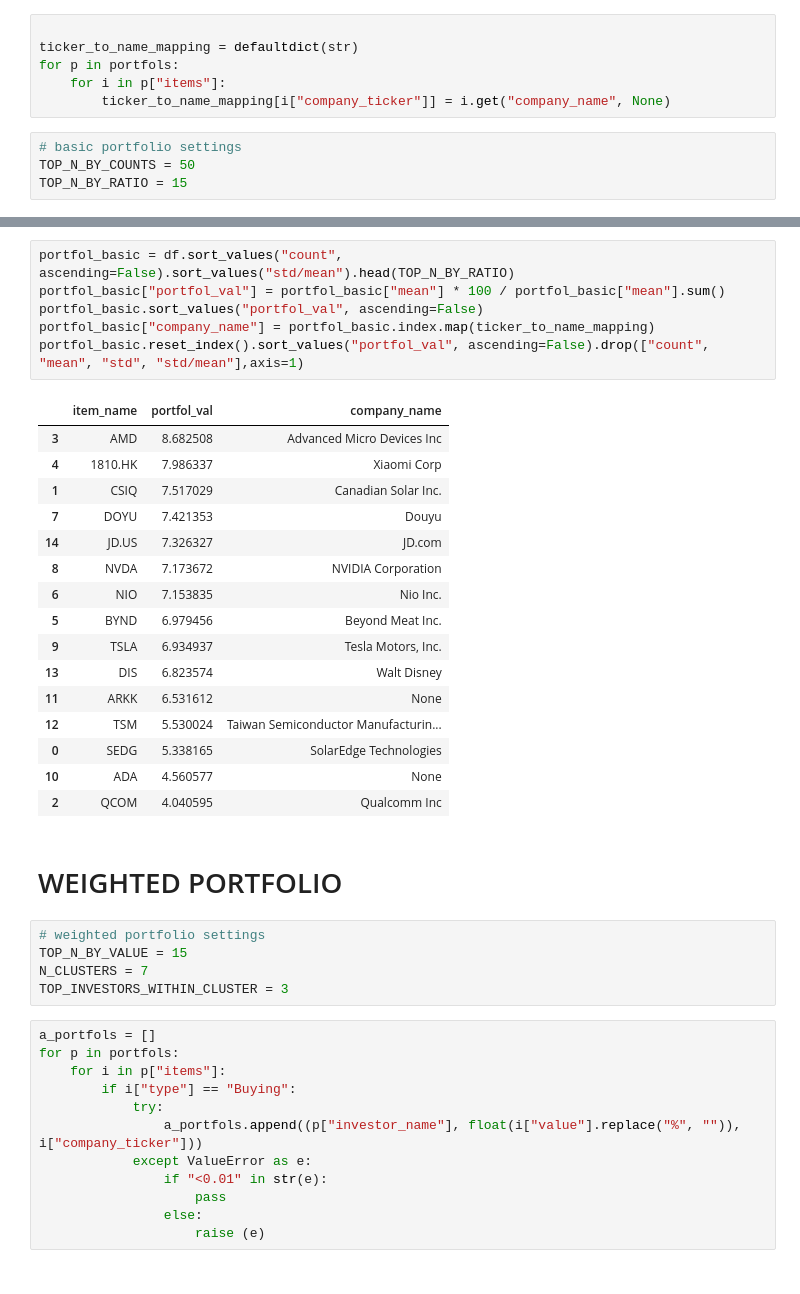
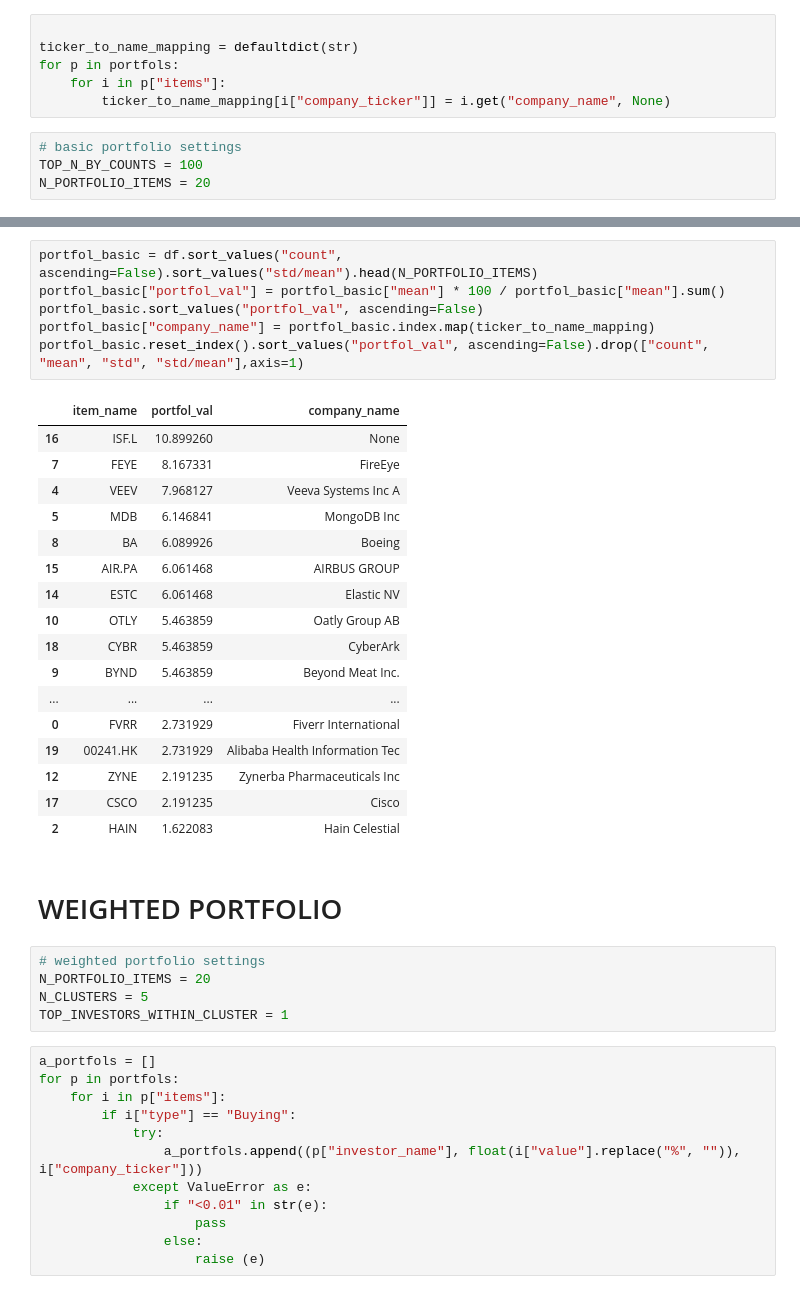
Before and after one commit to bstanie/beautiful-creature, a Jupyter notebook: notebooks/portfolio_builder.ipynb, the cells around one changed output, grey strips where cells are left out. Cells and saved outputs as stored; diff of their text form.

```diff
--- a/notebooks/portfolio_builder.ipynb
+++ b/notebooks/portfolio_builder.ipynb
@@ -59,8 +69,8 @@ for p in portfols:
         ticker_to_name_mapping[i["company_ticker"]] = i.get("company_name", None)
 # %%
 # basic portfolio settings
-TOP_N_BY_COUNTS = 50
-TOP_N_BY_RATIO = 15
+TOP_N_BY_COUNTS = 100
+N_PORTFOLIO_ITEMS = 20
 # %%
 stats = []
 for item in items:
@@ -75,33 +94,34 @@ df = df.sort_values("count", ascending=False).head(TOP_N_BY_COUNTS)
 # %%
-portfol_basic = df.sort_values("count", ascending=False).sort_values("std/mean").head(TOP_N_BY_RATIO)
+portfol_basic = df.sort_values("count", ascending=False).sort_values("std/mean").head(N_PORTFOLIO_ITEMS)
 portfol_basic["portfol_val"] = portfol_basic["mean"] * 100 / portfol_basic["mean"].sum()
 portfol_basic.sort_values("portfol_val", ascending=False)
 portfol_basic["company_name"] = portfol_basic.index.map(ticker_to_name_mapping)
 portfol_basic.reset_index().sort_values("portfol_val", ascending=False).drop(["count", "mean", "std", "std/mean"],axis=1)
 # %% [output]
 |  | item_name | portfol_val | company_name |
-| 3 | AMD | 8.682508 | Advanced Micro Devices Inc |
-| 4 | 1810.HK | 7.986337 | Xiaomi Corp |
-| 1 | CSIQ | 7.517029 | Canadian Solar Inc. |
-| 7 | DOYU | 7.421353 | Douyu |
-| 14 | JD.US | 7.326327 | JD.com |
-| 8 | NVDA | 7.173672 | NVIDIA Corporation |
-| 6 | NIO | 7.153835 | Nio Inc. |
-| 5 | BYND | 6.979456 | Beyond Meat Inc. |
-| 9 | TSLA | 6.934937 | Tesla Motors, Inc. |
-| 13 | DIS | 6.823574 | Walt Disney |
-| 11 | ARKK | 6.531612 | None |
-| 12 | TSM | 5.530024 | Taiwan Semiconductor Manufacturin... |
-| 0 | SEDG | 5.338165 | SolarEdge Technologies |
-| 10 | ADA | 4.560577 | None |
-| 2 | QCOM | 4.040595 | Qualcomm Inc |
+| 16 | ISF.L | 10.899260 | None |
+| 7 | FEYE | 8.167331 | FireEye |
+| 4 | VEEV | 7.968127 | Veeva Systems Inc A |
+| 5 | MDB | 6.146841 | MongoDB Inc |
+| 8 | BA | 6.089926 | Boeing |
+| 15 | AIR.PA | 6.061468 | AIRBUS GROUP |
+| 14 | ESTC | 6.061468 | Elastic NV |
+| 10 | OTLY | 5.463859 | Oatly Group AB |
+| 18 | CYBR | 5.463859 | CyberArk |
+| 9 | BYND | 5.463859 | Beyond Meat Inc. |
+| ... | ... | ... | ... |
+| 0 | FVRR | 2.731929 | Fiverr International |
+| 19 | 00241.HK | 2.731929 | Alibaba Health Information Tec |
+| 12 | ZYNE | 2.191235 | Zynerba Pharmaceuticals Inc |
+| 17 | CSCO | 2.191235 | Cisco |
+| 2 | HAIN | 1.622083 | Hain Celestial |
 # %% [markdown]
 # WEIGHTED PORTFOLIO
 # %%
 # weighted portfolio settings
-TOP_N_BY_VALUE = 15
-N_CLUSTERS = 7
-TOP_INVESTORS_WITHIN_CLUSTER = 3
+N_PORTFOLIO_ITEMS = 20
+N_CLUSTERS = 5
+TOP_INVESTORS_WITHIN_CLUSTER = 1
 # %%
 a_portfols = []
 for p in portfols:
```
Also changed, not shown: parts of 8 cells of this notebook, 5 other files.
